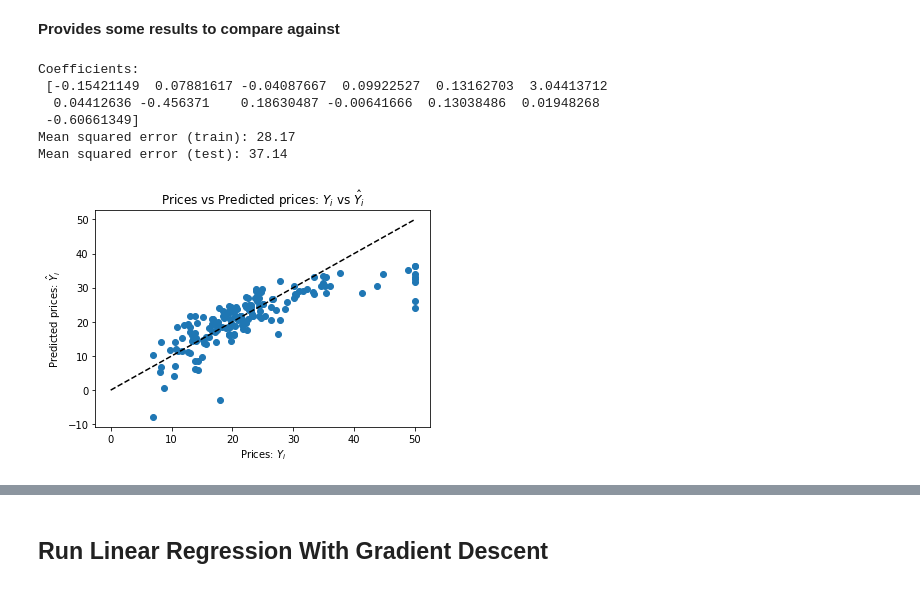
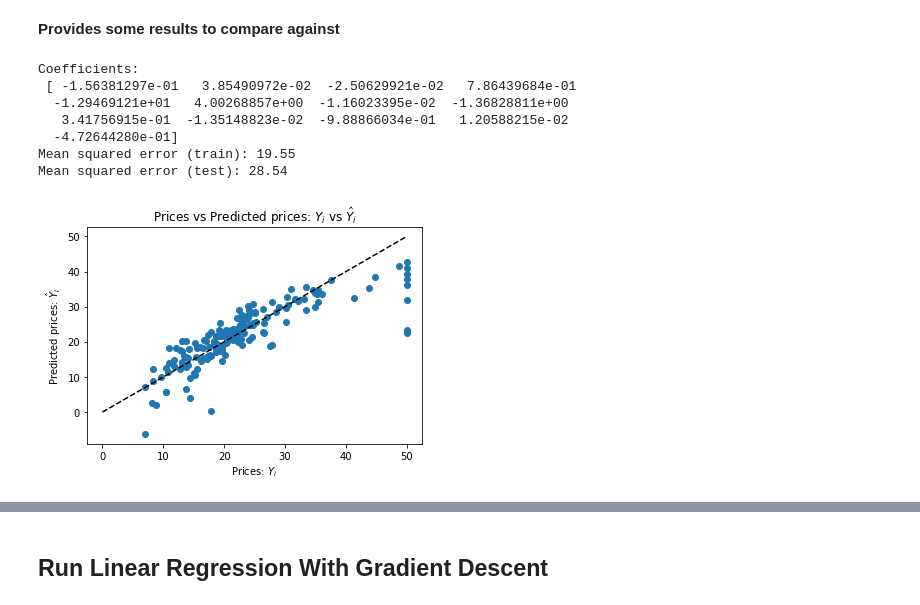
Before and after one commit to spiritedtechie/boston-house-prices-prediction, a Jupyter notebook: Boston House Prices - Linear Regression.ipynb, the cells around one changed output, grey strips where cells are left out. Cells and saved outputs as stored; diff of their text form; code cells hidden in the pictures.

```diff
--- a/Boston House Prices - Linear Regression.ipynb
+++ b/Boston House Prices - Linear Regression.ipynb
@@ -249,21 +246,21 @@ Optimised theta cost: 0.8193599841185459
 # %% [markdown]
 <b>Provides some results to compare against</b>
 # %%
-# regr = linear_model.LinearRegression()
-regr = linear_model.SGDRegressor(penalty="none", max_iter=3000, learning_rate='constant', eta0=0.000001, tol=None)
+regr = linear_model.LinearRegression()
 regr.fit(X_train, y_train)
 y_pred = regr.predict(X_test)
 
 print('Coefficients: \n', regr.coef_)
 print("Mean squared error (train): %.2f" % metrics.mean_squared_error(y_train, regr.predict(X_train)))
 print("Mean squared error (test): %.2f" % metrics.mean_squared_error(y_test, y_pred))
 
 plot_actual_over_predicted(y_test, y_pred)
 # %% [output]
 Coefficients:
- [-0.15421149  0.07881617 -0.04087667  0.09922527  0.13162703  3.04413712
-  0.04412636 -0.456371    0.18630487 -0.00641666  0.13038486  0.01948268
- -0.60661349]
-Mean squared error (train): 28.17
-Mean squared error (test): 37.14
+ [ -1.56381297e-01   3.85490972e-02  -2.50629921e-02   7.86439684e-01
+  -1.29469121e+01   4.00268857e+00  -1.16023395e-02  -1.36828811e+00
+   3.41756915e-01  -1.35148823e-02  -9.88866034e-01   1.20588215e-02
+  -4.72644280e-01]
+Mean squared error (train): 19.55
+Mean squared error (test): 28.54
-[figure, old version]
+[figure, new version]
```
Also changed, not shown: parts of 17 cells of this notebook.
